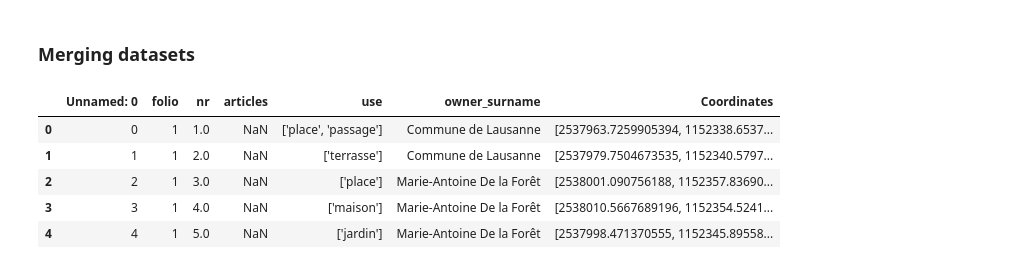
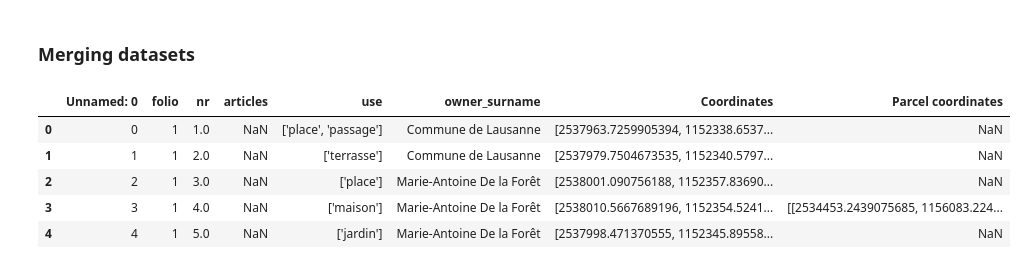
Before and after one commit to Arvalent/LausanneTimeMachine, a Jupyter notebook: Coordinates_Parcel_Linking.ipynb, the cells around one changed output. Cells and saved outputs as stored; diff of their text form; code cells hidden in the pictures.

Commit message:
Parcel coordinates added to parcelInfos

```diff
--- a/Coordinates_Parcel_Linking.ipynb
+++ b/Coordinates_Parcel_Linking.ipynb
@@ -28,0 +46,18 @@ for i in range(0,len(shapeRecs)) :
+# %%
+#Finding to which polygon each point is associated
+points = [pt.shape.__geo_interface__ for pt in sf2.shapeRecords()]
+points_in_poly=[None]*len(shapes_lst)
+count=0
+for j,multiInt in enumerate(sf3.shapeRecords()):
+    multi = shape(multiInt.shape.__geo_interface__)
+    found = False
+    for i, pt in enumerate(points):
+        point = shape(pt)
+        if point.within(multi):
+            points_in_poly[i]=j
+            found=True
+
+    if found:
+        count = count + 1
+
+print(count)
@@ -29,9 +86,10 @@ for i in range(0,len(shapeRecs)) :
 # %%
-#Concatenating Point Coordinates and corrresponding parcel
-df1=pd.DataFrame(shapes_lst,columns=['Coordinates'])
-df2=pd.DataFrame(shapeRecords_lst,columns=['folio','nr'])
+#Concatenating Point Coordinates, corrresponding parcel and corresponfind polygon number
+df1 = pd.DataFrame(shapes_lst,columns = ['Coordinates'])
+df2 = pd.DataFrame(shapeRecords_lst,columns = ['folio','nr'])
+df3 = pd.DataFrame(points_in_poly,columns=['Polygon nr'])
 
-points_data=pd.concat([df2,df1],axis=1)
+points_data = pd.concat([df2,df1,df3],axis = 1)
 
 points_data.head(5)
 # %% [output]
@@ -43,0 +102,9 @@ points_data.head(5)
+# %%
+#Creating numbered polygon dataframe
+polygonNr=range(len(shapesPoly_lst))
+df1 = pd.DataFrame(polygonNr,columns = ['Polygon nr'])
+df2 = pd.DataFrame(shapesPoly_lst,columns = ['Parcel coordinates'])
+
+polygon_data = pd.concat([df1,df2],axis = 1)
+
+polygon_data.head(5)
@@ -43,0 +118,4 @@ points_data.head(5)
+# %%
+parcel_data = points_data.merge(polygon_data,how = 'left', on = ['Polygon nr'])
+parcel_data = parcel_data.iloc[:,[0,1,2,4]]
+parcel_data.head(5)
@@ -60,14 +145,14 @@ legend.head(5)
 # %% [markdown]
 ### Merging datasets
 # %%
-parcel_data=legend.merge(points_data,how='left', on=['folio','nr'])
+parcel_data = legend.merge(parcel_data,how = 'left', on = ['folio','nr'])
 parcel_data.head(5)
 # %% [output]
-|  | Unnamed: 0 | folio | nr | articles | use | owner_surname | Coordinates |
-| 0 | 0 | 1 | 1.0 | NaN | ['place', 'passage'] | Commune de Lausanne | [2537963.7259905394, 1152338.6537... |
-| 1 | 1 | 1 | 2.0 | NaN | ['terrasse'] | Commune de Lausanne | [2537979.7504673535, 1152340.5797... |
-| 2 | 2 | 1 | 3.0 | NaN | ['place'] | Marie-Antoine De la Forêt | [2538001.090756188, 1152357.83690... |
-| 3 | 3 | 1 | 4.0 | NaN | ['maison'] | Marie-Antoine De la Forêt | [2538010.5667689196, 1152354.5241... |
-| 4 | 4 | 1 | 5.0 | NaN | ['jardin'] | Marie-Antoine De la Forêt | [2537998.471370555, 1152345.89558... |
+|  | Unnamed: 0 | folio | nr | articles | use | owner_surname | Coordinates | Parcel coordinates |
+| 0 | 0 | 1 | 1.0 | NaN | ['place', 'passage'] | Commune de Lausanne | [2537963.7259905394, 1152338.6537... | NaN |
+| 1 | 1 | 1 | 2.0 | NaN | ['terrasse'] | Commune de Lausanne | [2537979.7504673535, 1152340.5797... | NaN |
+| 2 | 2 | 1 | 3.0 | NaN | ['place'] | Marie-Antoine De la Forêt | [2538001.090756188, 1152357.83690... | NaN |
+| 3 | 3 | 1 | 4.0 | NaN | ['maison'] | Marie-Antoine De la Forêt | [2538010.5667689196, 1152354.5241... | [[2534453.2439075685, 1156083.224... |
+| 4 | 4 | 1 | 5.0 | NaN | ['jardin'] | Marie-Antoine De la Forêt | [2537998.471370555, 1152345.89558... | NaN |
 # %%
 parcel_data.to_excel("data/parcelInfos.xlsx")
```
Also changed, not shown: parts of 14 cells of this notebook.
